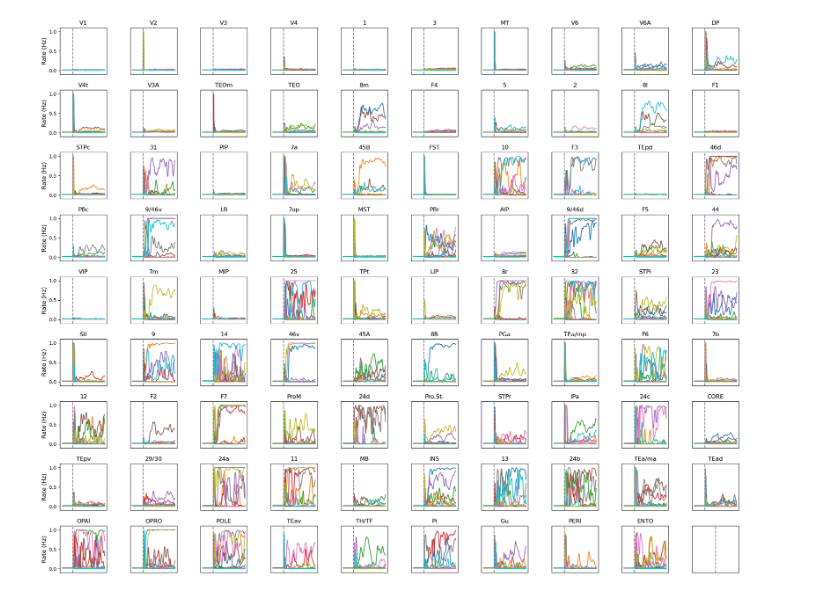
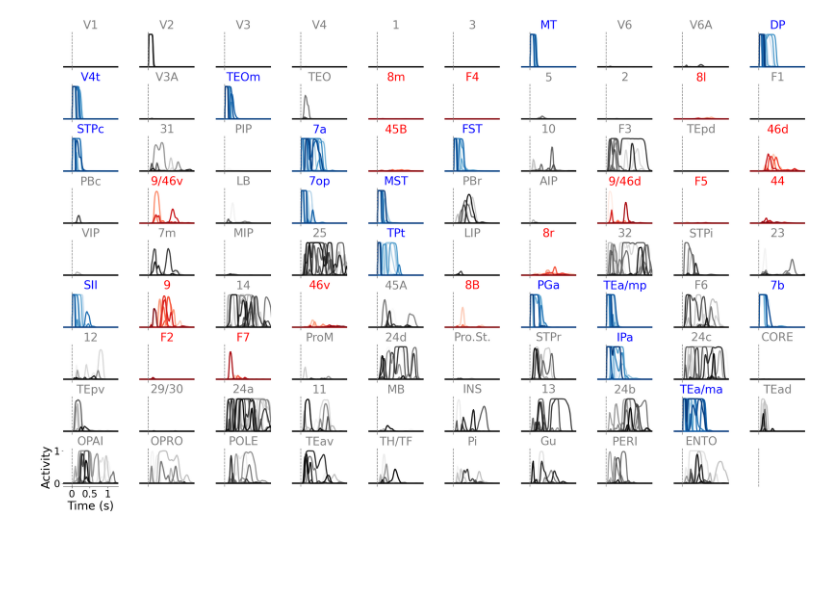
Before and after one commit to ulisespereira/brainwide, a Jupyter notebook: Fig3/fig3_dyn.ipynb, the cells around one changed output. Drawn from its saved outputs; the diff is of its cells as text; code cells hidden in the pictures; blank space fills up the shorter version.

```diff
--- a/Fig3/fig3_dyn.ipynb
+++ b/Fig3/fig3_dyn.ipynb
@@ -133,10 +133,11 @@ connectivity.hebbian_symmetric.update_indexes(inds, amp_inds)
 # %%
 #creating network
 modelparams['period'] = 8.
-modelparams['beta'] = 1.8#1.5
+#modelparams['beta'] = 1.9#1.5
+#modelparams['h0'] = 1.13#1.1
+modelparams['g_p'] = 0
+modelparams['beta'] = 3.7#1.5
 modelparams['h0'] = 1.13#1.1
-modelparams['g_p'] = 0
-
 
 
 task = working_memory_task(modelparams, connectivity)
@@ -519,11 +754,13 @@ if False:
 
 s = 1 #aymmetric patterns
 #creating network
-modelparams['period'] = 10.
-modelparams['t_stim']=.05
+modelparams['period'] = 5.
+modelparams['t_stim']=.025
 modelparams['g_p'] = 20#0
+modelparams['beta'] = 3.7#1.5
+modelparams['h0'] = 1.13#1.1
 #modelparams['beta'] = 1.5
-#modelparams['h0'] = 1.11
+#modelparams['h0'] = 1.05
 
 
 #input patterns
@@ -544,7 +781,7 @@ for l in inds[s]:
     Nl = l * connectivity.N
     Nlp1 = (l + 1) * connectivity.N
     s0_ctx[Nl : Nlp1] = amp_in * connectivity.hebbian_symmetric.patterns_current_asym[l, :, s, 0]
-results = network.dynamics(s0_ctx)
+results_seq = network.dynamics(s0_ctx)
 # %% [output]
 area =  0
 area =  1
@@ -566,13 +803,19 @@ Simulation t= 9.99
 # %%
 from cycler import cycler
 #results = pickle.load(open('data/gradient_chaos/sim_0.011.p', 'rb'))
-time = results['time']
-r_ctx = results['rates_ctx']
+time = results_seq['time']
+r_ctx = results_seq['rates_ctx']
+name = 'figures/S_sequences_rates.pdf'
 
-#name_grad = 'gradient_low_rank.pdf'
+lw_ov = 2
+lw_fr = 3
 
 
-fs=12
+ov_color = 'blue'
+m_fr_color = 'orange'
+s_ticks = 24
+
+fs=28
 N_block = modelparams['N_block'] # resolution saved nurons
 N_recorded = modelparams['N_recorded'] # resolution saved nurons
 N_neu =int( N_block/int(N_block/N_recorded)) #number recorded neurons
@@ -580,42 +823,74 @@ colors = plt.cm.hsv(np.linspace(0,1, N_neu))
 names_ctx, inds_full = names_inds_ctx()
 dt = modelparams['dt']
 t_start = modelparams['t_start']
-t_stop = modelparams['period']
-t_end = r_ctx.shape[0] * dt
-print(t_end, t_stop)
+#ind_start = int(t_start/dt)
+t_stop = t_start + 1.3
+#ind_end = int(t_stop/dt)
+
+t_end = t_stop
+
+
+
+colors_blues = plt.cm.Blues(np.linspace(0,1, N_neu))
+colors_reds = plt.cm.Reds(np.linspace(0, 1 , N_neu))
+colors_greys = plt.cm.Greys(np.linspace(0, 1 , N_neu))
 
 # plotting altoghether
-fig, ax = plt.subplots(figsize=(20, 16),nrows=9, ncols=10)
+fig, ax = plt.subplots(figsize=(26, 16),nrows=9, ncols=10)
 fig.tight_layout()
 l=0
 n_row= 0
 for row in ax:
     n_col=0
     for col in row:
-        time = np.linspace(0, t_stop , r_ctx.shape[0])
         if l<=88:
             ind_1 = l * N_neu
             ind_2 = (l+1) * N_neu
             #col.set_prop_cycle(cycler('color', colors))
-            col.plot(time, r_ctx[:, ind_1: ind_2:20])
-            col.set_title(names_ctx[l],fontsize = fs)
+            if l in inds[0]:
+                color = 'red'
+                for k in range(l * N_neu, (l+1)* N_neu, 10):
+                    col.plot(time, r_ctx[:, k], lw=lw_fr, color = colors_reds[k - l* N_neu])
+            elif l in inds[1]:
+                color = 'blue'
+                for k in range(l * N_neu, (l+1)* N_neu, 10):
+                    col.plot(time, r_ctx[:, k], lw=lw_fr, color = colors_blues[k - l* N_neu])
+            else:
+                color = 'grey'
+                for k in range(l * N_neu, (l+1)* N_neu, 10):
+                    col.plot(time, r_ctx[:, k], lw=lw_fr, color = colors_greys[k - l* N_neu])
+            col.set_title(names_ctx[l],fontsize = fs, color = color)
         col.set_ylim([-.1,1.1])
-        #col.set_xlim([t_start - 1, t_start + 2])
-        #col.set_xlim([t_start, t_end])
+        col.set_xlim([t_start-.25, t_end])
         col.axvline(x=t_start, ymin=0, ymax=200, ls = '--',color='gray')
         if n_col!=0:
             col.set_yticks([])
-        if n_row!=9:
             col.set_xticks([])
-        if n_col==0:
-            col.set_ylabel('Rate (Hz)', fontsize =fs)
-        if n_row==9:
+            col.spines['right'].set_visible(False)
+            col.spines['top'].set_visible(False)
+            col.spines['left'].set_visible(False)
+            col.spines['bottom'].set_visible(False)
+        if n_row!=8:
+            col.set_xticks([])
+            col.set_yticks([])
+            col.spines['right'].set_visible(False)
+            col.spines['top'].set_visible(False)
+            col.spines['left'].set_visible(False)
+            col.spines['bottom'].set_visible(False)
+        if n_col==0 and n_row==8:
+            col.set_ylabel('Activity', fontsize =fs)
+            col.set_yticks([0, 1])
+            col.set_yticklabels([0, 1], fontsize = s_ticks)
             col.set_xlabel('Time (s)', fontsize = fs)
-            col.set_xticks([x for x in np.arange(t_start-2, t_start+2,2)])
-            col.set_xticklabels([x for x in np.arange(-2,2,2)])
+            col.set_xticks([ t_start, t_start+0.5, t_start+1])
+            col.set_xticklabels([0,  0.5, 1], fontsize = s_ticks)
+            col.spines['right'].set_visible(False)
+            col.spines['top'].set_visible(False)
+            col.spines['left'].set_visible(False)
 
         l+=1
         n_col+=1
     n_row+=1
     #plt.savefig(name, bbox_inches='tight')
+plt.savefig(name, bbox_inches='tight')
 # %% [output]
@@ -623,4 +897,4 @@ for row in ax:
-[figure, old version]
+[figure, new version]
 # %%
 from cycler import cycler
 
```
Also changed, not shown: parts of 20 cells of this notebook, 1 other file.
